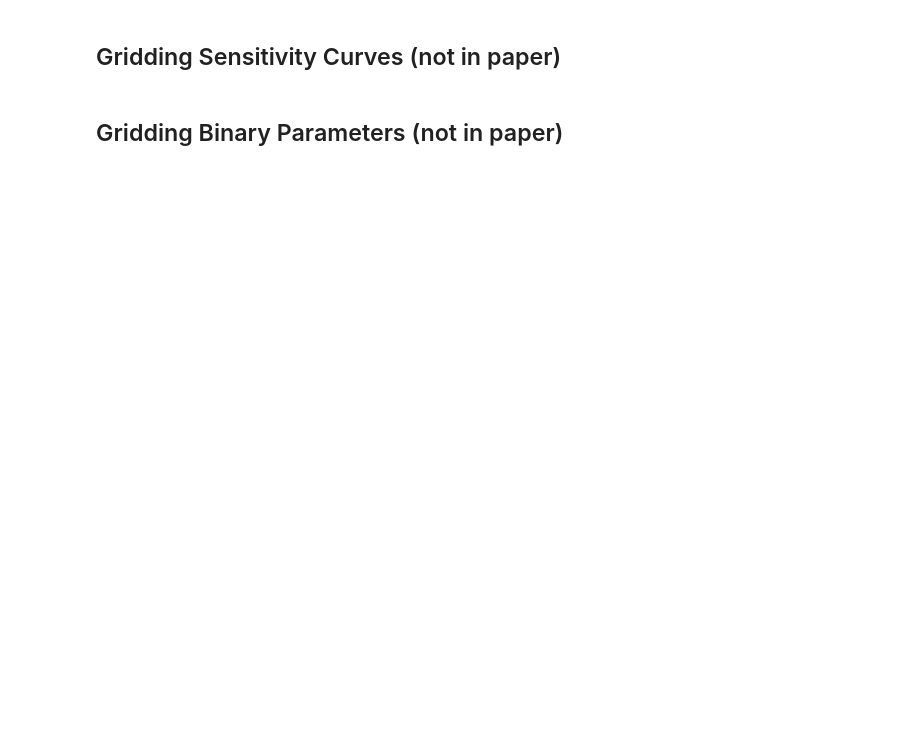
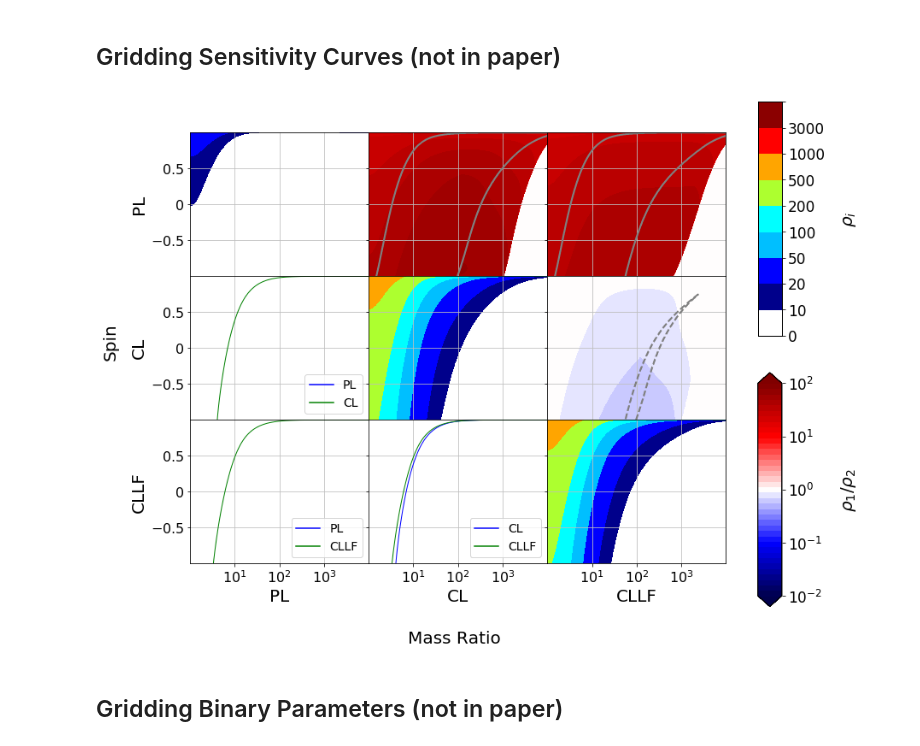
Before and after one commit to mikekatz04/BOWIE, a Jupyter notebook: paper_plots.ipynb, the cells around one changed output. Cells and saved outputs as stored; diff of their text form; code cells hidden in the pictures; blank space fills up the shorter version.

Commit message:
ready all plot visuals

```diff
--- a/paper_plots.ipynb
+++ b/paper_plots.ipynb
@@ -1436,34 +1456,36 @@ grid_sense_curves_plot = {
                 },
             "extra":
                 {
                 "snr_contour_value":1e2
                 }
             },
         "7":{
             "indices": [4,8],
             "type": "Horizon",
             "label":
                 {"xlabel":"CL"},
             "legend":
                 {
                 "labels": ["CL", "CLLF"],
                 "loc": "lower right",
                 "size":14,
                 "ncol": 1
                 },
             "extra":
                 {
                 "snr_contour_value":1e2
                 }
             }
         }
     }
 
-fig, ax = plot_main(grid_sense_curves_generate, return_fig_ax=True)
+fig, ax = plot_main(grid_sense_curves_plot, return_fig_ax=True)
 for i in [6,7,8]:
     ax[i].set_xticklabels([r'$10^{%i}$'%j for j in np.arange(1,4)])
 
 #fig.savefig("../plot_outputs/gridded_sense_curves.pdf", dpi=200)
+# %% [output]
+[figure, added]
 # %% [markdown]
 ## Gridding Binary Parameters (not in paper)
 # %%
```
Also changed, not shown: parts of 13 cells of this notebook.
